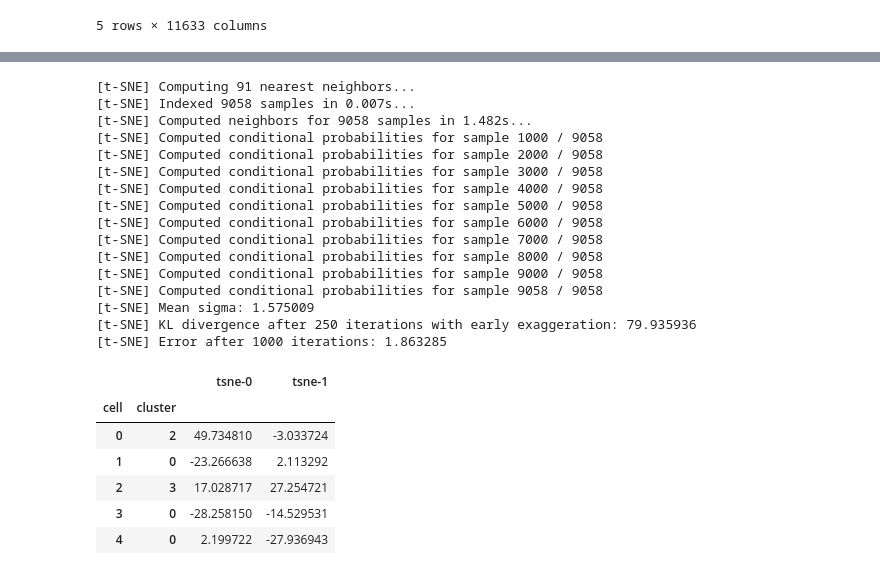
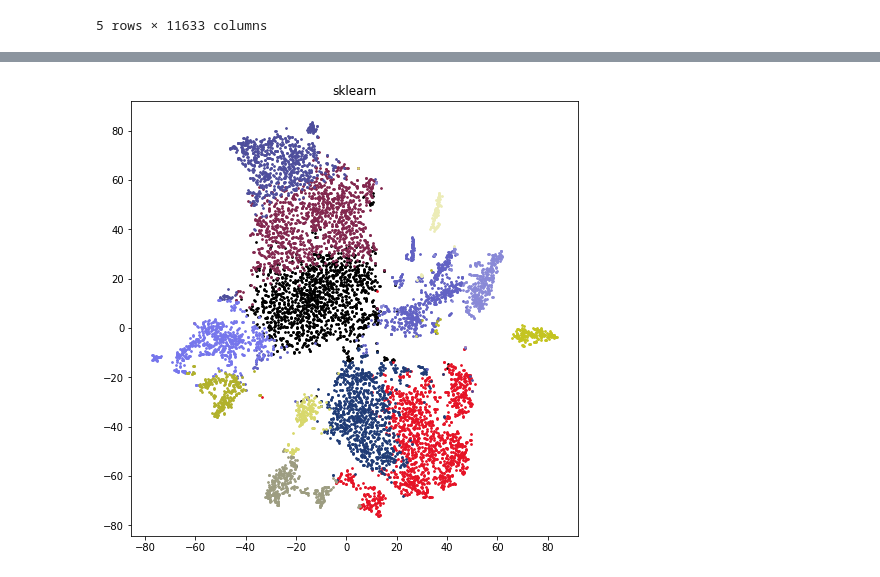
Before and after one commit to jwittenbach/polyseq, a Jupyter notebook: examples/demo.ipynb, the cells around one changed output, grey strips where cells are left out. Drawn from its saved outputs; the diff is of its cells as text; code cells hidden in the pictures.

```diff
--- a/examples/demo.ipynb
+++ b/examples/demo.ipynb
@@ -137,27 +124,7 @@ tsne.head()
-# %%
-tsne = pseq.dim.tsne(reduced, perplexity=30.0, verbose=True)
-tsne.head()
-# %% [output]
-[t-SNE] Computing 91 nearest neighbors...
-[t-SNE] Indexed 9058 samples in 0.007s...
-[t-SNE] Computed neighbors for 9058 samples in 1.482s...
-[t-SNE] Computed conditional probabilities for sample 1000 / 9058
-[t-SNE] Computed conditional probabilities for sample 2000 / 9058
-[t-SNE] Computed conditional probabilities for sample 3000 / 9058
-[t-SNE] Computed conditional probabilities for sample 4000 / 9058
-[t-SNE] Computed conditional probabilities for sample 5000 / 9058
-[t-SNE] Computed conditional probabilities for sample 6000 / 9058
-[t-SNE] Computed conditional probabilities for sample 7000 / 9058
-[t-SNE] Computed conditional probabilities for sample 8000 / 9058
-[t-SNE] Computed conditional probabilities for sample 9000 / 9058
-[t-SNE] Computed conditional probabilities for sample 9058 / 9058
-[t-SNE] Mean sigma: 1.575009
-[t-SNE] KL divergence after 250 iterations with early exaggeration: 79.935936
-[t-SNE] Error after 1000 iterations: 1.863285
-|  |  | tsne-0 | tsne-1 |
-| cell | cluster |  |  |
-| 0 | 2 | 49.734810 | -3.033724 |
-| 1 | 0 | -23.266638 | 2.113292 |
-| 2 | 3 | 17.028717 | 27.254721 |
-| 3 | 0 | -28.258150 | -14.529531 |
-| 4 | 0 | 2.199722 | -27.936943 |
+# %%
+plt.figure(figsize=(8, 8))
+pseq.viz.scatter(tsne, color_by="cluster", s=3)
+plt.title('sklearn')
+plt.show()
+# %% [output]
+[figure, added]
```
Also changed, not shown: parts of 10 cells of this notebook, 1 other file.
